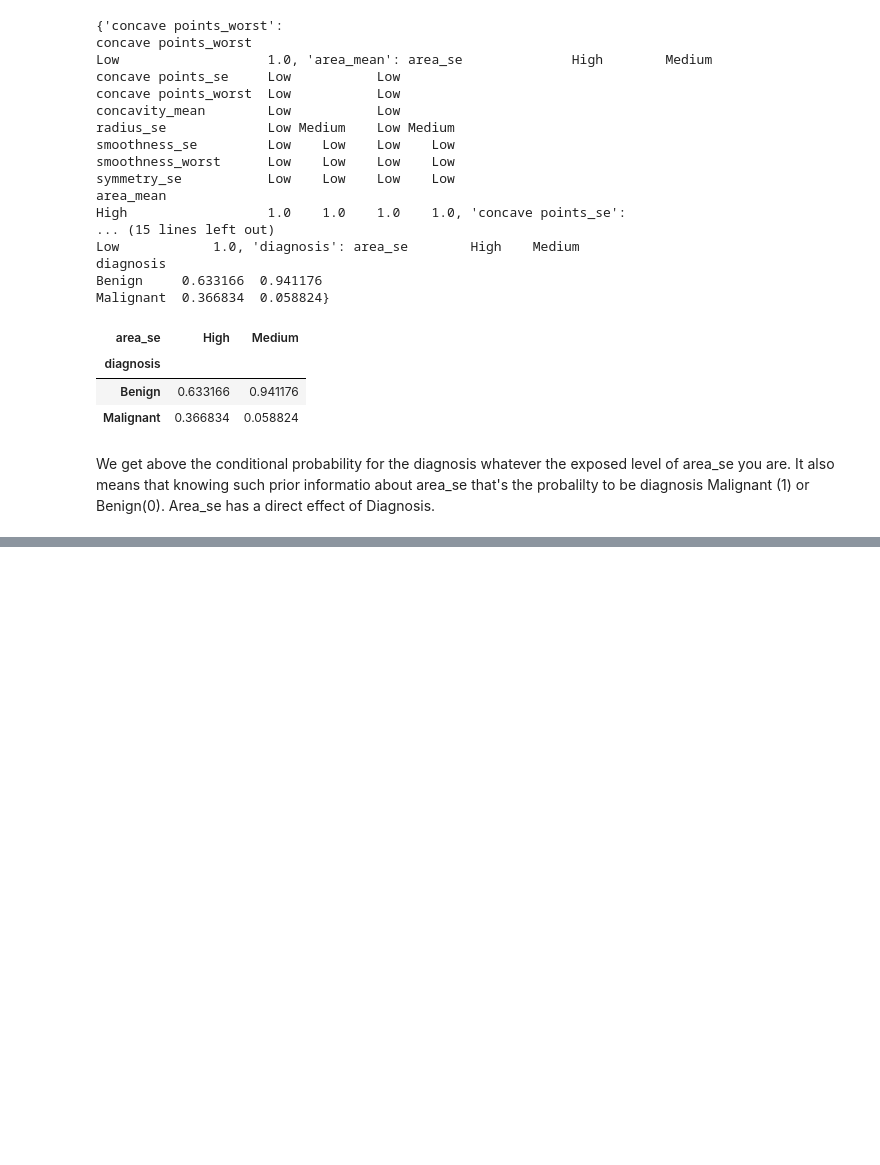
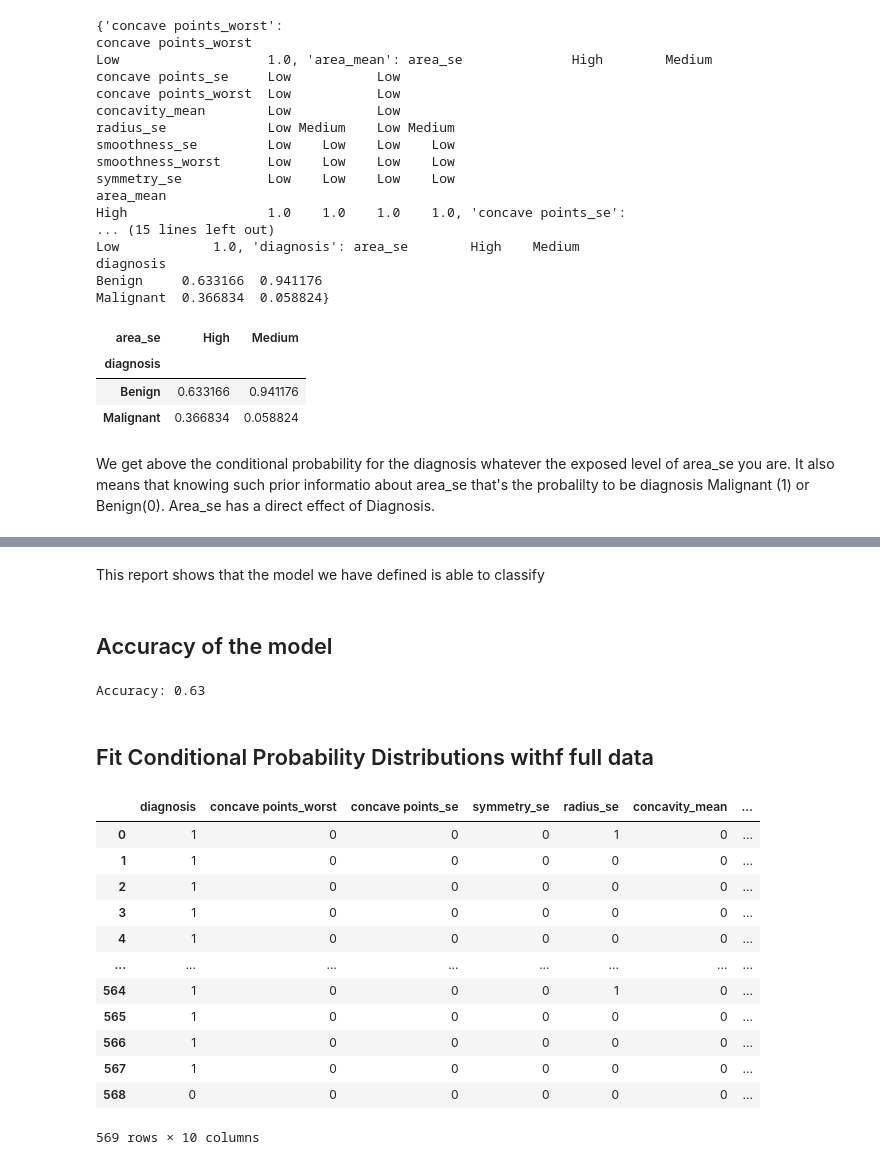
Before and after one commit to Zchristian955/Causality-Inference-Challenge, a Jupyter notebook: notebooks/causal_model.ipynb, the cells around one changed output, grey strips where cells are left out. Drawn from its saved outputs; the diff is of its cells as text; code cells hidden in the pictures; blank space fills up the shorter version.

Commit message:
causal inference

```diff
--- a/notebooks/causal_model.ipynb
+++ b/notebooks/causal_model.ipynb
@@ -473,0 +525,33 @@ We get above the conditional probability  for the diagnosis whatever the exposed
+# %% [markdown]
+This report shows that the model we have defined is able to classify
+# %% [markdown]
+## Accuracy of the model
+# %%
+pred = bn.predict(test, 'diagnosis')
+true = test['diagnosis']
+print('Accuracy: {:.2f} '.format(accuracy_score(y_true=true, y_pred=pred)))
+# %% [output]
+Accuracy: 0.63
+# %% [markdown]
+## Fit Conditional Probability Distributions withf full data
+# %%
+#from causalnex.discretiser import Discretiser
+discretised_data1=data1.copy()
+for column in discretised_data1.columns:
+    discretised_data1[column] = Discretiser(method="uniform",num_buckets=10,
+                          numeric_split_points=[1, 10]).transform(discretised_data1[column].values)
+discretised_data1
+# %% [output]
+|  | diagnosis | concave points_worst | concave points_se | symmetry_se | radius_se | concavity_mean | ... |
+| 0 | 1 | 0 | 0 | 0 | 1 | 0 | ... |
+| 1 | 1 | 0 | 0 | 0 | 0 | 0 | ... |
+| 2 | 1 | 0 | 0 | 0 | 0 | 0 | ... |
+| 3 | 1 | 0 | 0 | 0 | 0 | 0 | ... |
+| 4 | 1 | 0 | 0 | 0 | 0 | 0 | ... |
+| ... | ... | ... | ... | ... | ... | ... | ... |
+| 564 | 1 | 0 | 0 | 0 | 1 | 0 | ... |
+| 565 | 1 | 0 | 0 | 0 | 0 | 0 | ... |
+| 566 | 1 | 0 | 0 | 0 | 0 | 0 | ... |
+| 567 | 1 | 0 | 0 | 0 | 0 | 0 | ... |
+| 568 | 0 | 0 | 0 | 0 | 0 | 0 | ... |
+569 rows × 10 columns
```
Also changed, not shown: parts of 21 cells of this notebook, 4 other files.
